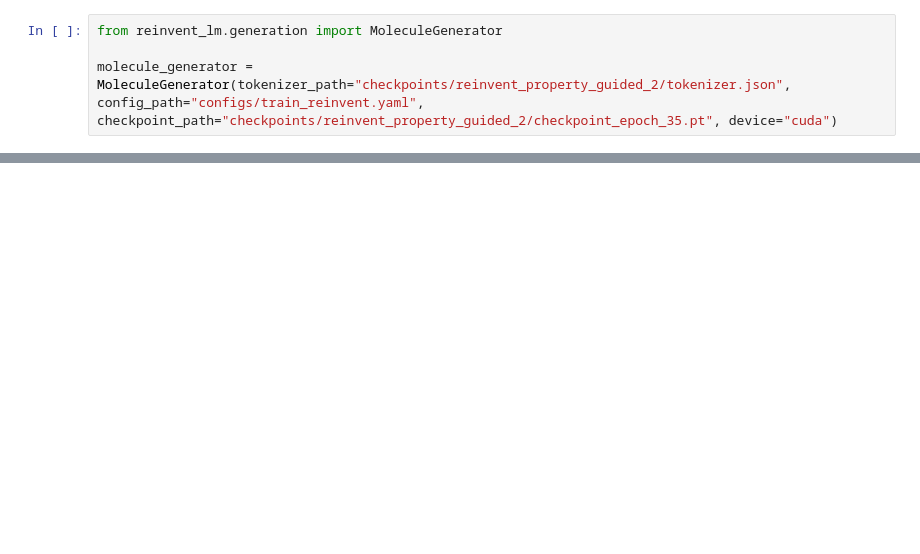
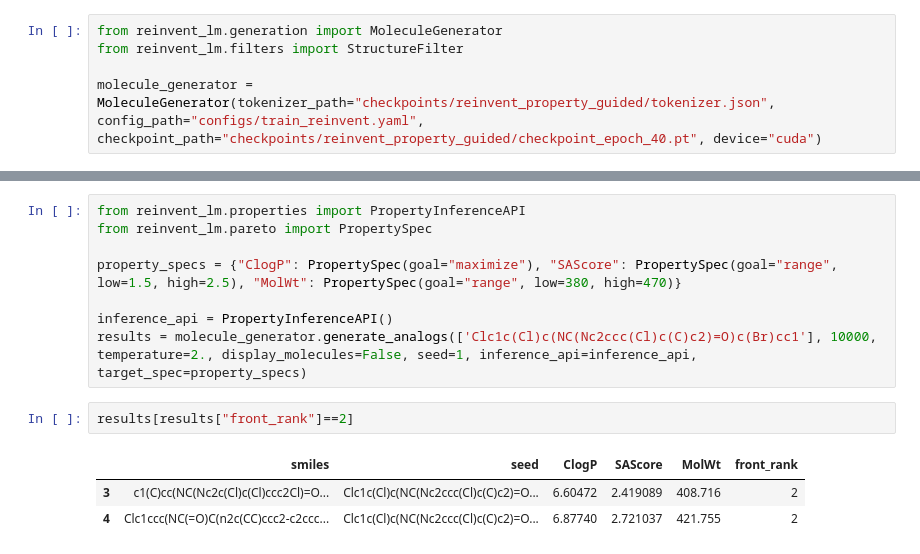
Before and after one commit to Lung-Yi/gruvae, a Jupyter notebook: test_generation.ipynb, the cells around one changed output, grey strips where cells are left out. Drawn from its saved outputs; the diff is of its cells as text; blank space fills up the shorter version.

Commit message:
Add random seed usage

```diff
--- a/test_generation.ipynb
+++ b/test_generation.ipynb
@@ -1,7 +1,8 @@
 # %%
 from reinvent_lm.generation import MoleculeGenerator
+from reinvent_lm.filters import StructureFilter
 
-molecule_generator = MoleculeGenerator(tokenizer_path="checkpoints/reinvent_property_guided_2/tokenizer.json", config_path="configs/train_reinvent.yaml", checkpoint_path="checkpoints/reinvent_property_guided_2/checkpoint_epoch_35.pt", device="cuda")
+molecule_generator = MoleculeGenerator(tokenizer_path="checkpoints/reinvent_property_guided/tokenizer.json", config_path="configs/train_reinvent.yaml", checkpoint_path="checkpoints/reinvent_property_guided/checkpoint_epoch_40.pt", device="cuda")
 # %% [output]
 使用設備: cuda
 載入配置檔案: configs/train_reinvent.yaml
@@ -57,0 +37,14 @@ molecule_generator.sample(100, temperature=2., display_molecules=True)
+# %%
+from reinvent_lm.properties import PropertyInferenceAPI
+from reinvent_lm.pareto import PropertySpec
+
+property_specs = {"ClogP": PropertySpec(goal="maximize"), "SAScore": PropertySpec(goal="range", low=1.5, high=2.5), "MolWt": PropertySpec(goal="range", low=380, high=470)}
+
+inference_api = PropertyInferenceAPI()
+results = molecule_generator.generate_analogs(['Clc1c(Cl)c(NC(Nc2ccc(Cl)c(C)c2)=O)c(Br)cc1'], 10000, temperature=2., display_molecules=False, seed=1, inference_api=inference_api, target_spec=property_specs)
+# %%
+results[results["front_rank"]==2]
+# %% [output]
+|  | smiles | seed | ClogP | SAScore | MolWt | front_rank |
+| 3 | c1(C)cc(NC(Nc2c(Cl)c(Cl)ccc2Cl)=O... | Clc1c(Cl)c(NC(Nc2ccc(Cl)c(C)c2)=O... | 6.60472 | 2.419089 | 408.716 | 2 |
+| 4 | Clc1ccc(NC(=O)C(n2c(CC)ccc2-c2ccc... | Clc1c(Cl)c(NC(Nc2ccc(Cl)c(C)c2)=O... | 6.87740 | 2.721037 | 421.755 | 2 |
```
Also changed, not shown: parts of 5 cells of this notebook, 12 other files.
